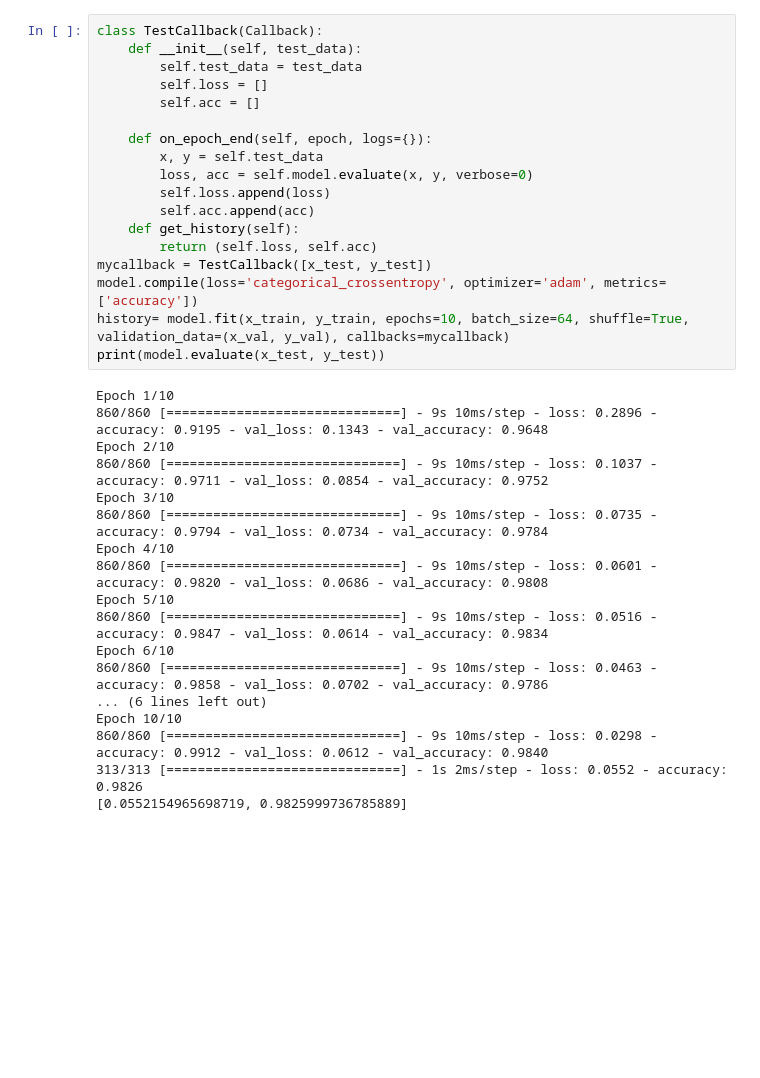
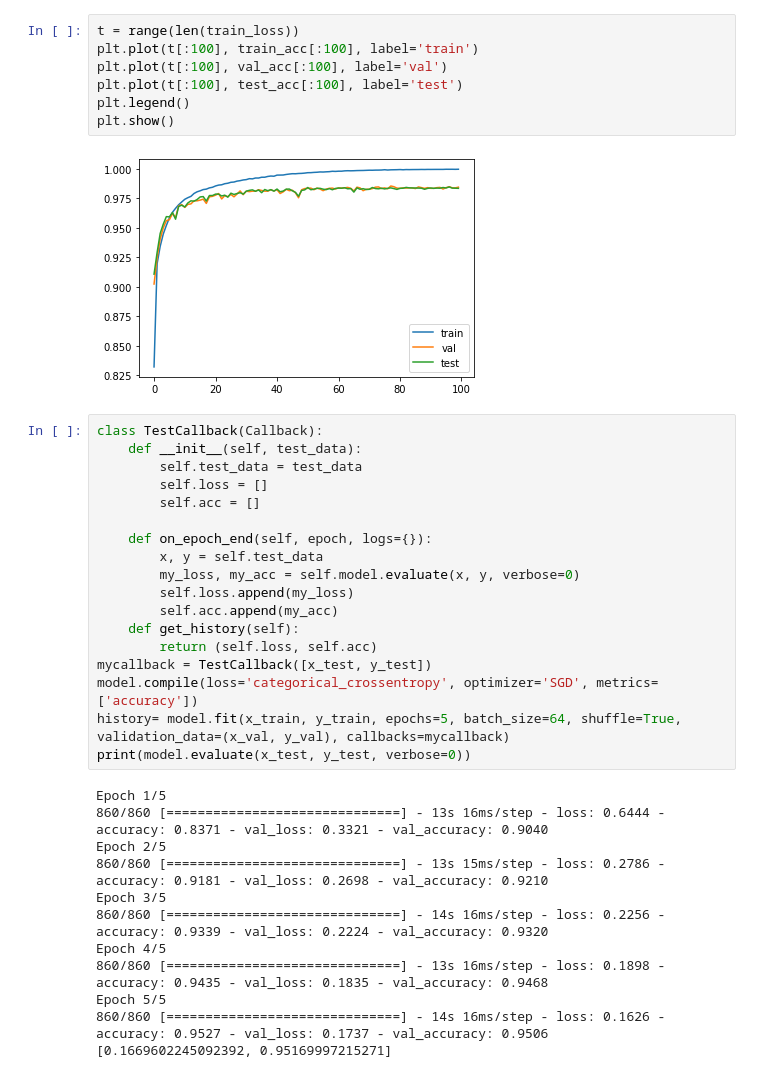
Before and after one commit to lovemachune/DeepLearning, a Jupyter notebook: Hw2/Hw2.ipynb, the cells around one changed output. Saved outputs shown, nothing was run; the diff lists cells and outputs as text; blank space fills up the shorter version.

```diff
--- a/Hw2/Hw2.ipynb
+++ b/Hw2/Hw2.ipynb
@@ -46,3 +100,12 @@ _________________________________________________________________
+# %%
+t = range(len(train_loss))
+plt.plot(t[:100], train_acc[:100], label='train')
+plt.plot(t[:100], val_acc[:100], label='val')
+plt.plot(t[:100], test_acc[:100], label='test')
+plt.legend()
+plt.show()
+# %% [output]
+[figure, added]
 # %%
 class TestCallback(Callback):
     def __init__(self, test_data):
@@ -52,33 +115,27 @@ class TestCallback(Callback):
 
     def on_epoch_end(self, epoch, logs={}):
         x, y = self.test_data
-        loss, acc = self.model.evaluate(x, y, verbose=0)
-        self.loss.append(loss)
-        self.acc.append(acc)
+        my_loss, my_acc = self.model.evaluate(x, y, verbose=0)
+        self.loss.append(my_loss)
+        self.acc.append(my_acc)
     def get_history(self):
         return (self.loss, self.acc)
 mycallback = TestCallback([x_test, y_test])
-model.compile(loss='categorical_crossentropy', optimizer='adam', metrics=['accuracy'])
-history= model.fit(x_train, y_train, epochs=10, batch_size=64, shuffle=True, validation_data=(x_val, y_val), callbacks=mycallback)
-print(model.evaluate(x_test, y_test))
+model.compile(loss='categorical_crossentropy', optimizer='SGD', metrics=['accuracy'])
+history= model.fit(x_train, y_train, epochs=5, batch_size=64, shuffle=True, validation_data=(x_val, y_val), callbacks=mycallback)
+print(model.evaluate(x_test, y_test, verbose=0))
 # %% [output]
-Epoch 1/10
-860/860 [==============================] - 9s 10ms/step - loss: 0.2896 - accuracy: 0.9195 - val_loss: 0.1343 - val_accuracy: 0.9648
-Epoch 2/10
-860/860 [==============================] - 9s 10ms/step - loss: 0.1037 - accuracy: 0.9711 - val_loss: 0.0854 - val_accuracy: 0.9752
-Epoch 3/10
-860/860 [==============================] - 9s 10ms/step - loss: 0.0735 - accuracy: 0.9794 - val_loss: 0.0734 - val_accuracy: 0.9784
-Epoch 4/10
-860/860 [==============================] - 9s 10ms/step - loss: 0.0601 - accuracy: 0.9820 - val_loss: 0.0686 - val_accuracy: 0.9808
-Epoch 5/10
-860/860 [==============================] - 9s 10ms/step - loss: 0.0516 - accuracy: 0.9847 - val_loss: 0.0614 - val_accuracy: 0.9834
-Epoch 6/10
-860/860 [==============================] - 9s 10ms/step - loss: 0.0463 - accuracy: 0.9858 - val_loss: 0.0702 - val_accuracy: 0.9786
-... (6 lines left out)
-Epoch 10/10
-860/860 [==============================] - 9s 10ms/step - loss: 0.0298 - accuracy: 0.9912 - val_loss: 0.0612 - val_accuracy: 0.9840
-313/313 [==============================] - 1s 2ms/step - loss: 0.0552 - accuracy: 0.9826
-[0.0552154965698719, 0.9825999736785889]
+Epoch 1/5
+860/860 [==============================] - 13s 16ms/step - loss: 0.6444 - accuracy: 0.8371 - val_loss: 0.3321 - val_accuracy: 0.9040
+Epoch 2/5
+860/860 [==============================] - 13s 15ms/step - loss: 0.2786 - accuracy: 0.9181 - val_loss: 0.2698 - val_accuracy: 0.9210
+Epoch 3/5
+860/860 [==============================] - 14s 16ms/step - loss: 0.2256 - accuracy: 0.9339 - val_loss: 0.2224 - val_accuracy: 0.9320
+Epoch 4/5
+860/860 [==============================] - 13s 16ms/step - loss: 0.1898 - accuracy: 0.9435 - val_loss: 0.1835 - val_accuracy: 0.9468
+Epoch 5/5
+860/860 [==============================] - 14s 16ms/step - loss: 0.1626 - accuracy: 0.9527 - val_loss: 0.1737 - val_accuracy: 0.9506
+[0.1669602245092392, 0.95169997215271]
 # %%
 train_loss = history.history['loss']
 train_acc = history.history['accuracy']
```
Also changed, not shown: parts of 11 cells of this notebook.
